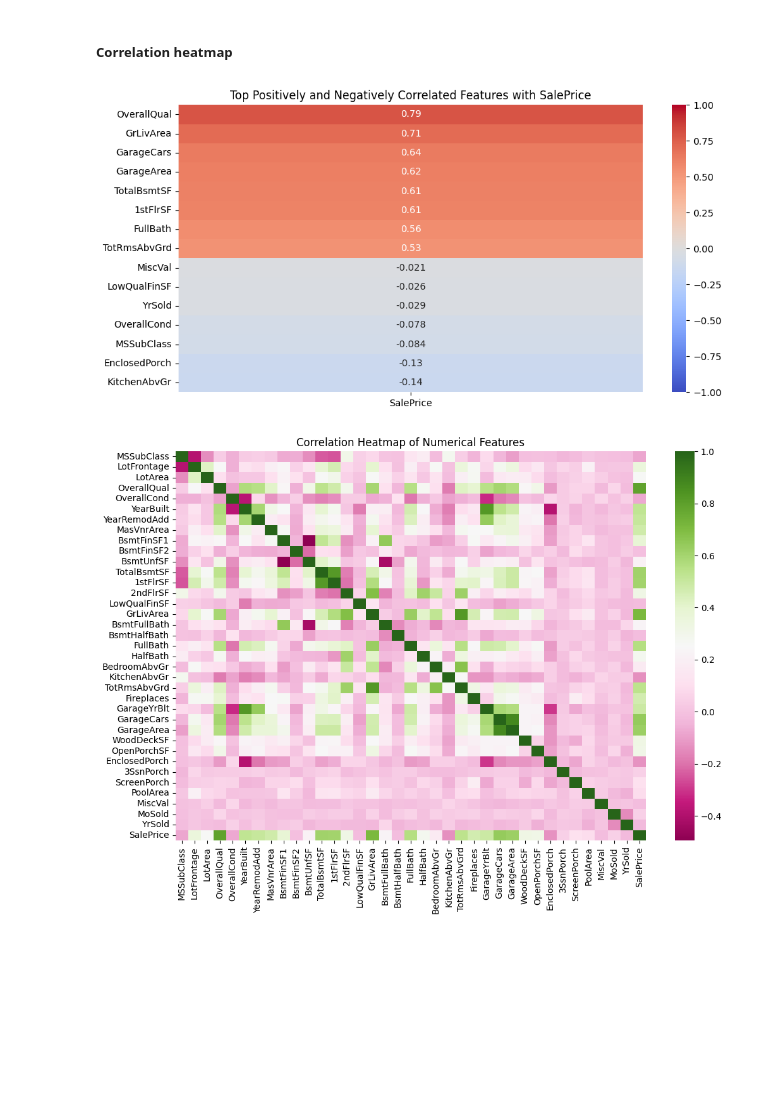
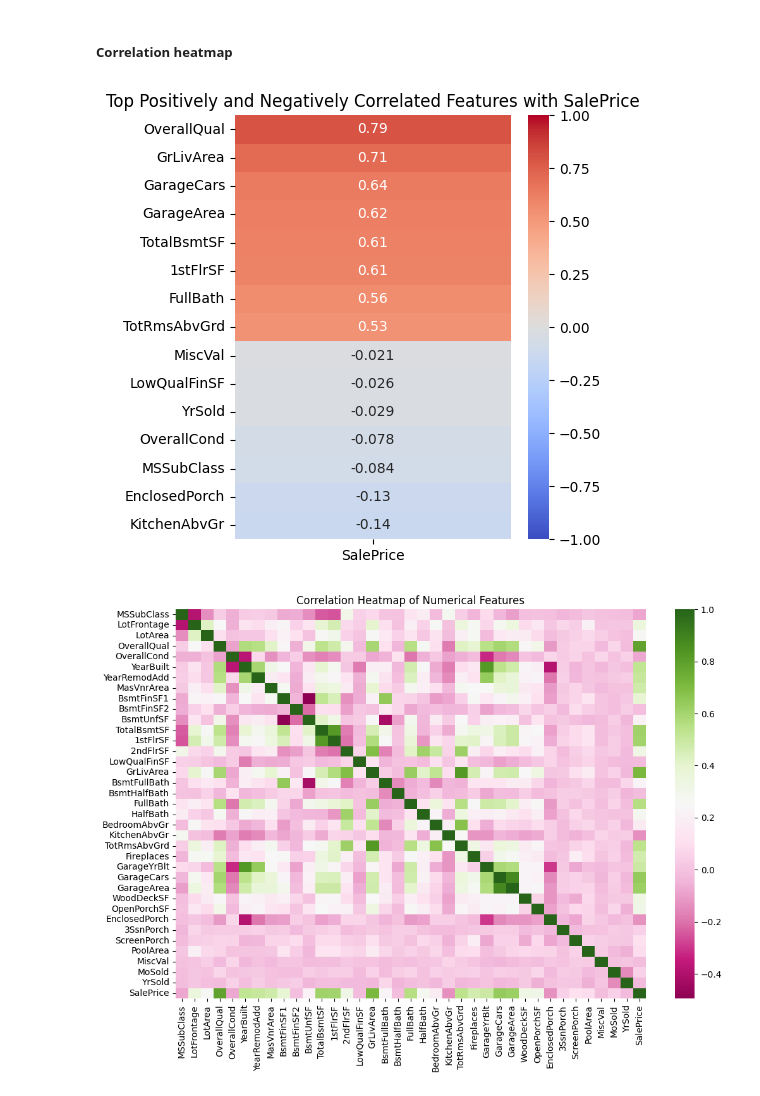
Before and after one commit to iamourgela/ITC6103B1Project, a Jupyter notebook: Regression/Regression_ML_FinalProject.ipynb, the cells around one changed output. Cells and saved outputs as stored; diff of their text form; code cells hidden in the pictures; blank space fills up the shorter version.

```diff
--- a/Regression/Regression_ML_FinalProject.ipynb
+++ b/Regression/Regression_ML_FinalProject.ipynb
@@ -308,24 +307,24 @@ Here it looks like the porch and deck entries are mostly 0, so we could create a
 # %%
 # Get correlation matrix
 corr_matrix = train.corr(numeric_only=True)
 
 # Correlation with SalePrice
 corr_target = corr_matrix['SalePrice'].drop('SalePrice')
 
 # Get top 10 positively and 10 negatively correlated features
 pos_corr = corr_target.sort_values(ascending=False).head(8)
 neg_corr = corr_target.sort_values(ascending=True).head(7)
 neg_corr = neg_corr[::-1]
 combined_corr = pd.concat([pos_corr, neg_corr])
 
 # Plot as heatmap
-plt.figure(figsize=(10, 5))
+plt.figure(figsize=(5, 5))
 sns.heatmap(combined_corr.to_frame(), annot=True, cmap='coolwarm', center=0, vmin=-1, vmax=1)
 plt.title("Top Positively and Negatively Correlated Features with SalePrice")
 plt.tight_layout()
 plt.show()
 # %% [output]
-[figure, old version]
+[figure, new version]
 # %%
 #sns box plot of the features against one another instead of our target variable
 f, ax = plt.subplots(figsize=(12, 8))
```
Also changed, not shown: parts of 6 cells of this notebook.
